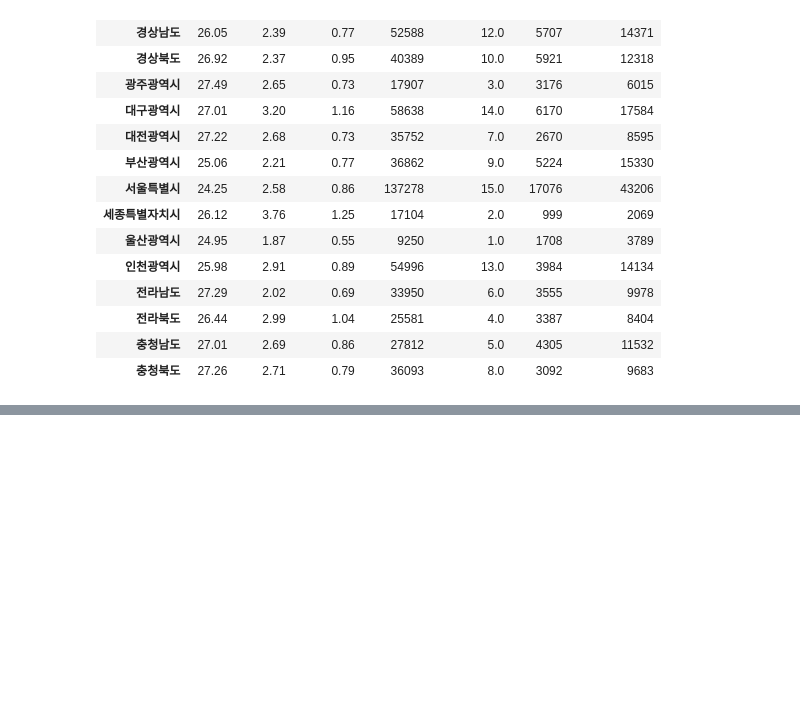
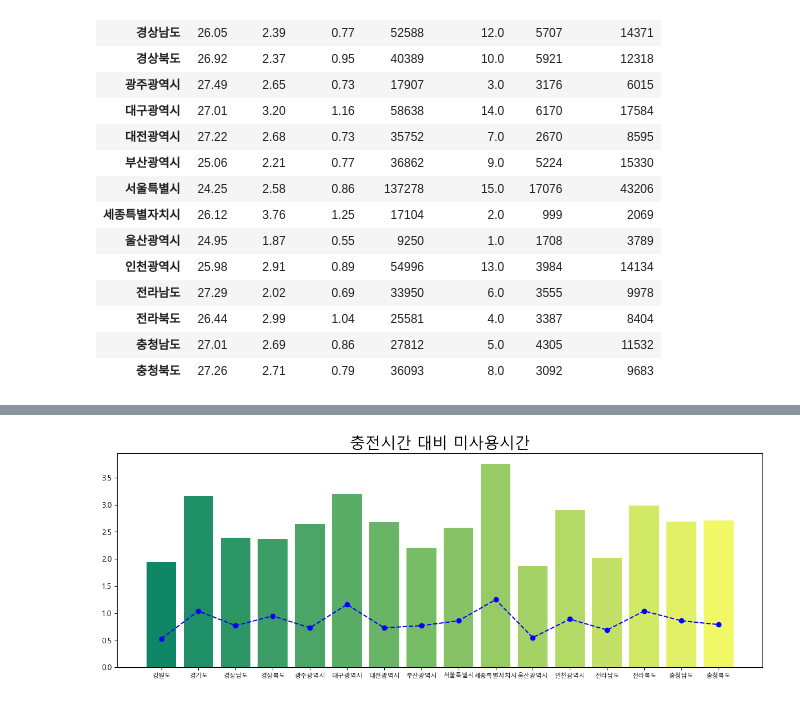
Before and after one commit to ParkMyoung-hun/AcornBigDataClass_Team3, a Jupyter notebook: deawon/20221123_Pre_Charging.ipynb, the cells around one changed output, grey strips where cells are left out. Cells and saved outputs as stored; diff of their text form; code cells hidden in the pictures; blank space fills up the shorter version.

```diff
--- a/deawon/20221123_Pre_Charging.ipynb
+++ b/deawon/20221123_Pre_Charging.ipynb
@@ -196,0 +245,14 @@ data
+# %%
+fig = plt.figure(figsize=(15,5)) ## Figure 생성
+fig.set_facecolor('white') ## Figure 배경색 지정
+
+xtick_label_position = list(range(len(data.index))) ## x축 눈금 라벨이 표시될 x좌표
+plt.xticks(xtick_label_position, data.index, fontsize=8) ## x축 눈금 라벨 출력
+
+plt.bar(xtick_label_position, data["충전시간"], color=colors) ## 바차트 출력
+plt.plot(xtick_label_position, data["미사용시간"], color='b',
+         linestyle='--', marker='o') ## 선 그래프 출력
+plt.title('충전시간 대비 미사용시간', fontsize=20)
+plt.show()
+# %% [output]
+[figure, added]
```
Also changed, not shown: parts of 5 cells of this notebook.
